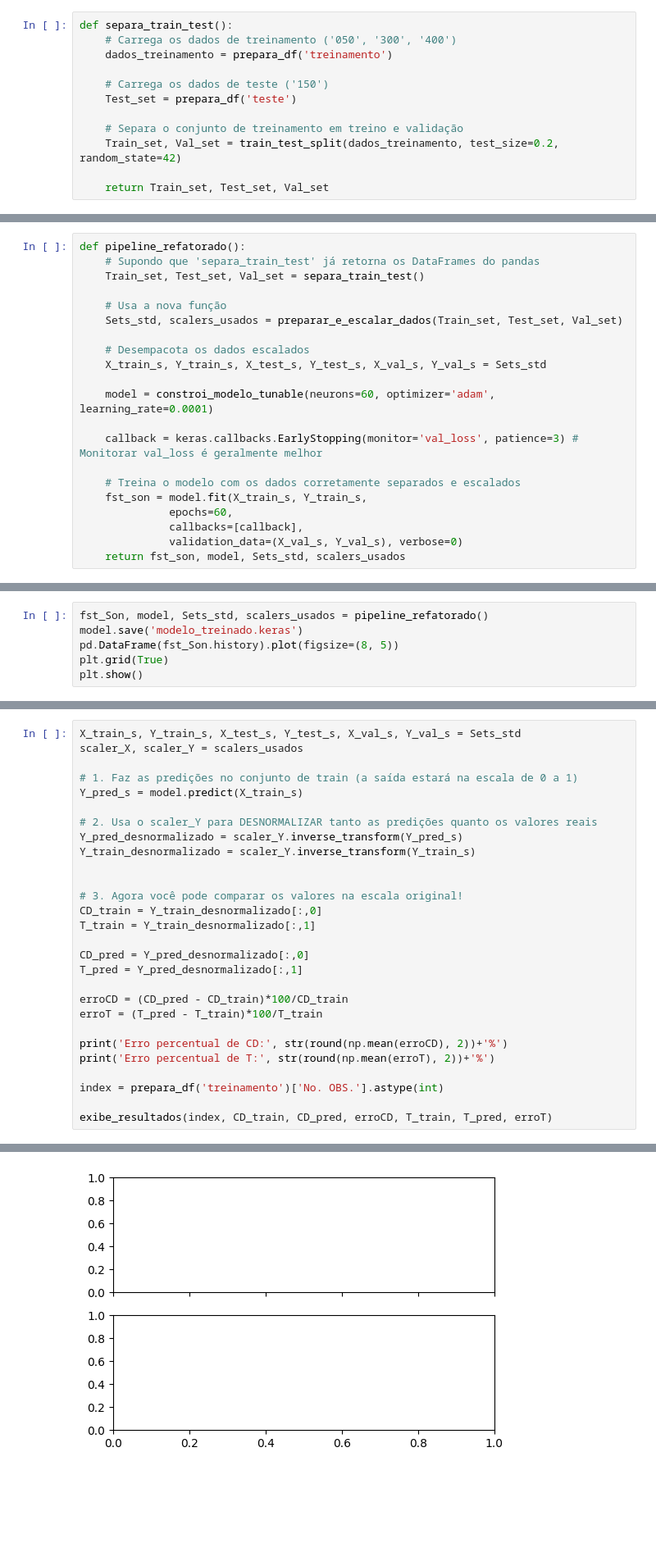
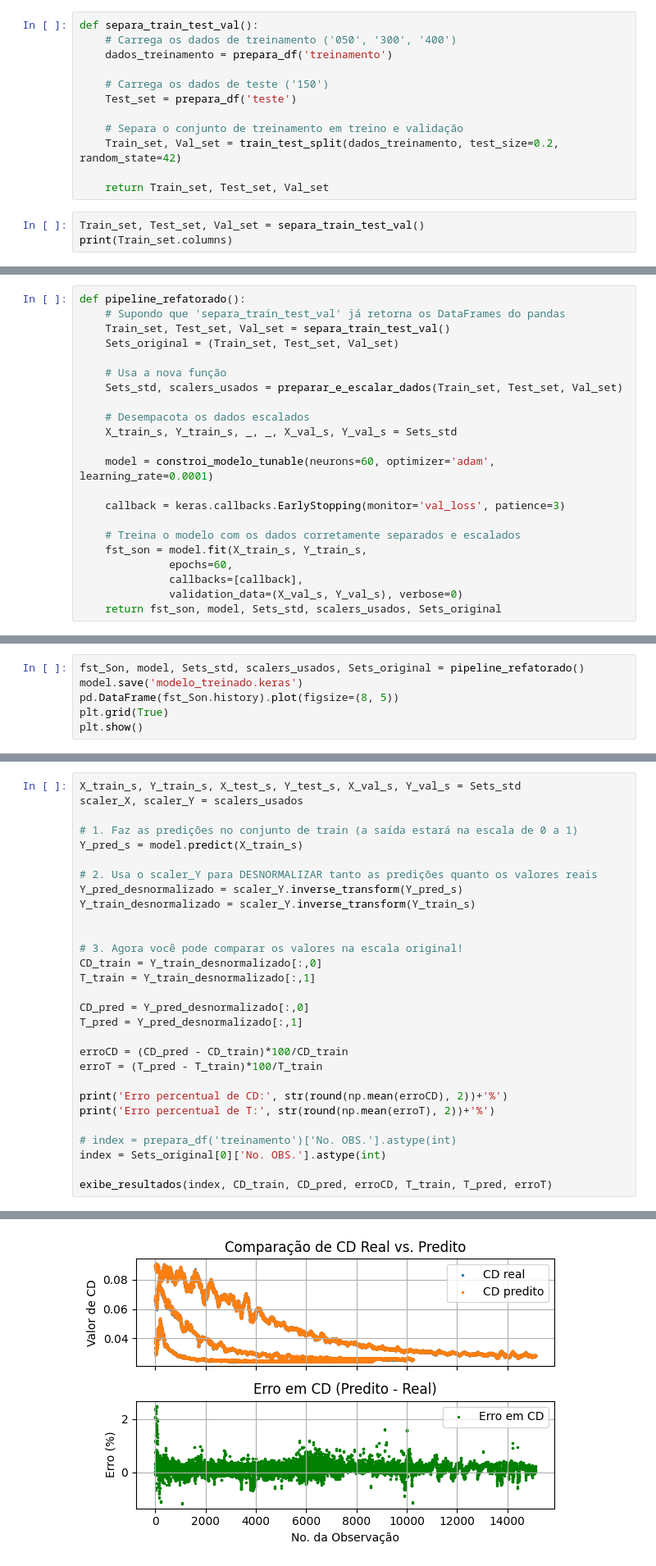
Before and after one commit to ymarcal/PMG, a Jupyter notebook: scriptPMG.ipynb, the cells around one changed output, grey strips where cells are left out. Shown at 82% size. Drawn from its saved outputs; the diff is of its cells as text; blank space fills up the shorter version.

Commit message:
Printar resultados com dados de treinamento

```diff
--- a/scriptPMG.ipynb
+++ b/scriptPMG.ipynb
@@ -35,7 +35,7 @@ def prepara_df(tipo):
     imputer.fit(df)
     return df
 # %%
-def separa_train_test():
+def separa_train_test_val():
     # Carrega os dados de treinamento ('050', '300', '400')
     dados_treinamento = prepara_df('treinamento')
 
@@ -46,3 +46,6 @@ def separa_train_test():
     Train_set, Val_set = train_test_split(dados_treinamento, test_size=0.2, random_state=42)
 
     return Train_set, Test_set, Val_set
+# %%
+Train_set, Test_set, Val_set = separa_train_test_val()
+print(Train_set.columns)
@@ -172,24 +182,25 @@ def pipeline():
 # %%
 def pipeline_refatorado():
-    # Supondo que 'separa_train_test' já retorna os DataFrames do pandas
-    Train_set, Test_set, Val_set = separa_train_test()
+    # Supondo que 'separa_train_test_val' já retorna os DataFrames do pandas
+    Train_set, Test_set, Val_set = separa_train_test_val()
+    Sets_original = (Train_set, Test_set, Val_set)
 
     # Usa a nova função
     Sets_std, scalers_usados = preparar_e_escalar_dados(Train_set, Test_set, Val_set)
 
     # Desempacota os dados escalados
-    X_train_s, Y_train_s, X_test_s, Y_test_s, X_val_s, Y_val_s = Sets_std
+    X_train_s, Y_train_s, _, _, X_val_s, Y_val_s = Sets_std
 
     model = constroi_modelo_tunable(neurons=60, optimizer='adam', learning_rate=0.0001)
 
-    callback = keras.callbacks.EarlyStopping(monitor='val_loss', patience=3) # Monitorar val_loss é geralmente melhor
+    callback = keras.callbacks.EarlyStopping(monitor='val_loss', patience=3)
 
     # Treina o modelo com os dados corretamente separados e escalados
     fst_son = model.fit(X_train_s, Y_train_s,
               epochs=60,
               callbacks=[callback],
               validation_data=(X_val_s, Y_val_s), verbose=0)
-    return fst_son, model, Sets_std, scalers_usados
+    return fst_son, model, Sets_std, scalers_usados, Sets_original
 # %%
 def exibe_resultados(index, CD_test, CD_pred, erroCD, T_test, T_pred, erroT):
 
@@ -255,7 +266,7 @@ def exibe_resultados(index, CD_test, CD_pred, erroCD, T_test, T_pred, erroT):
     # Mostra a figura com os dois plots
     plt.show()
 # %%
-fst_Son, model, Sets_std, scalers_usados = pipeline_refatorado()
+fst_Son, model, Sets_std, scalers_usados, Sets_original = pipeline_refatorado()
 model.save('modelo_treinado.keras')
 pd.DataFrame(fst_Son.history).plot(figsize=(8, 5))
 plt.grid(True)
@@ -396,7 +406,8 @@ erroT = (T_pred - T_train)*100/T_train
 print('Erro percentual de CD:', str(round(np.mean(erroCD), 2))+'%')
 print('Erro percentual de T:', str(round(np.mean(erroT), 2))+'%')
 
-index = prepara_df('treinamento')['No. OBS.'].astype(int)
+# index = prepara_df('treinamento')['No. OBS.'].astype(int)
+index = Sets_original[0]['No. OBS.'].astype(int)
 
 exibe_resultados(index, CD_train, CD_pred, erroCD, T_train, T_pred, erroT)
 # %% [output]
@@ -408 +418 @@ ValueError: x and y must be the same size
-[figure, old version]
+[figure, new version]
```
Also changed, not shown: parts of 9 cells of this notebook.
